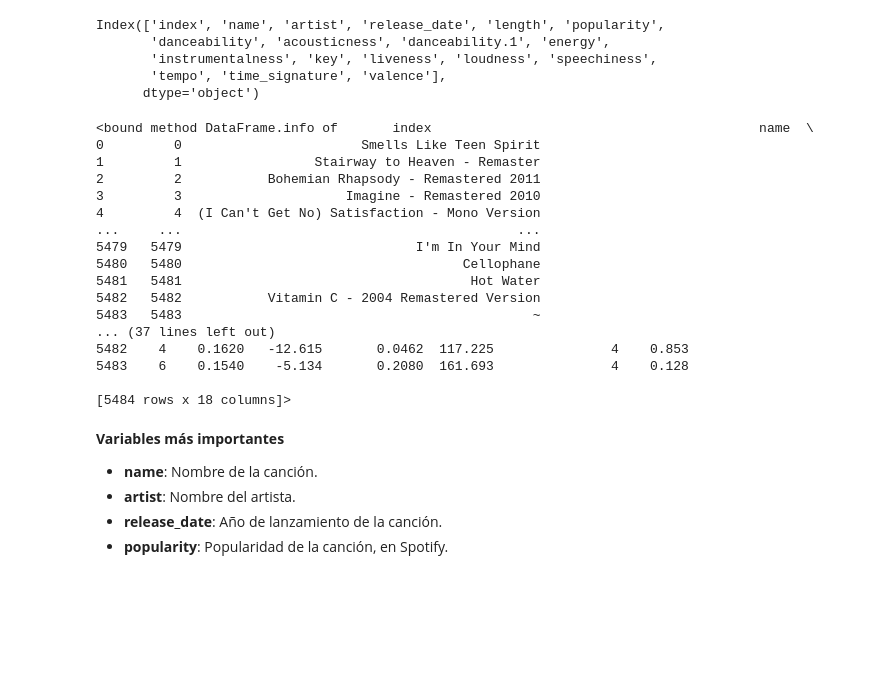
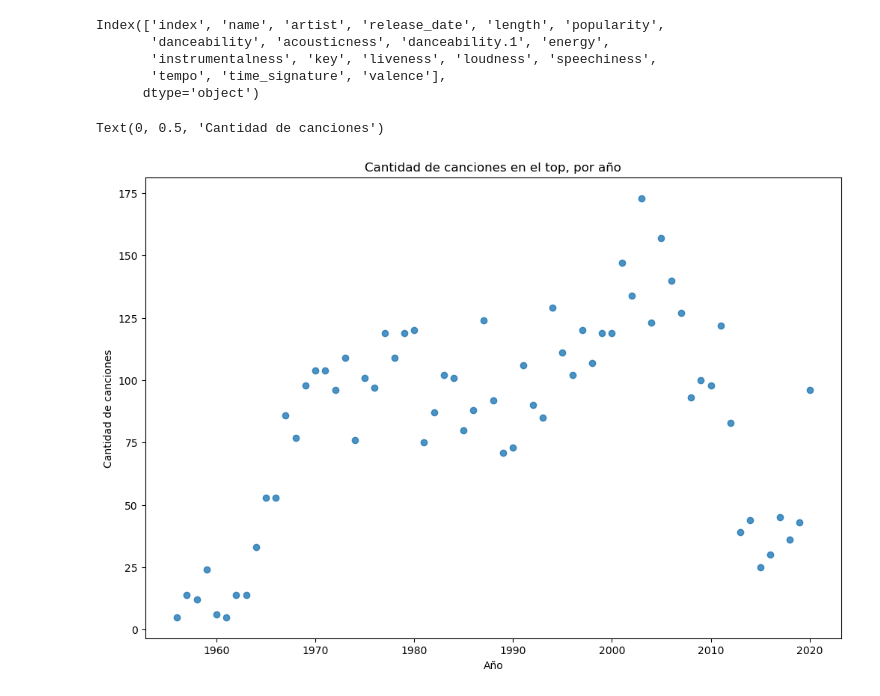
Before and after one commit to Jmgaz/Desaf-o_1_Data_Science, a Jupyter notebook: Desafio2.ipynb, the cells around one changed output. Cells and saved outputs as stored; diff of their text form; code cells hidden in the pictures; blank space fills up the shorter version.

```diff
--- a/Desafio2.ipynb
+++ b/Desafio2.ipynb
@@ -188,30 +188,16 @@ Index(['index', 'name', 'artist', 'release_date', 'length', 'popularity',
        'instrumentalness', 'key', 'liveness', 'loudness', 'speechiness',
        'tempo', 'time_signature', 'valence'],
       dtype='object')
-# %%
-df3.info
-# %% [output]
-<bound method DataFrame.info of       index                                          name  \
-0         0                       Smells Like Teen Spirit
-1         1                 Stairway to Heaven - Remaster
-2         2           Bohemian Rhapsody - Remastered 2011
-3         3                     Imagine - Remastered 2010
-4         4  (I Can't Get No) Satisfaction - Mono Version
-...     ...                                           ...
-5479   5479                              I'm In Your Mind
-5480   5480                                    Cellophane
-5481   5481                                     Hot Water
-5482   5482           Vitamin C - 2004 Remastered Version
-5483   5483                                             ~
-... (37 lines left out)
-5482    4    0.1620   -12.615       0.0462  117.225               4    0.853
-5483    6    0.1540    -5.134       0.2080  161.693               4    0.128
-
-[5484 rows x 18 columns]>
-# %% [markdown]
-**Variables más importantes**
-
-- **name**: Nombre de la canción.
-- **artist**: Nombre del artista.
-- **release_date**: Año de lanzamiento de la canción.
-- **popularity**: Popularidad de la canción, en Spotify.
+# %%
+year = df3['release_date'].value_counts()
+
+
+
+fig3, ax3 = plt.subplots(figsize=(12, 8))
+ax3.scatter(year.index, year, alpha=0.8)
+ax3.set_title('Cantidad de canciones en el top, por año')
+ax3.set_xlabel('Año')
+ax3.set_ylabel('Cantidad de canciones')
+# %% [output]
+Text(0, 0.5, 'Cantidad de canciones')
+[figure, added]
```
Also changed, not shown: parts of 4 cells of this notebook.
